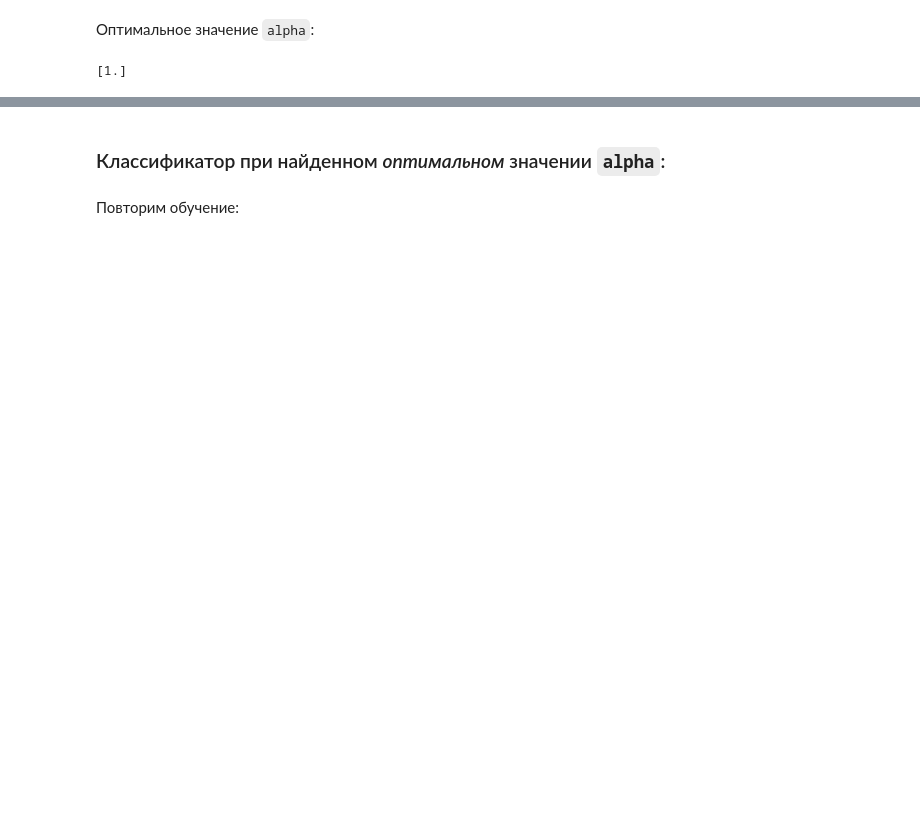
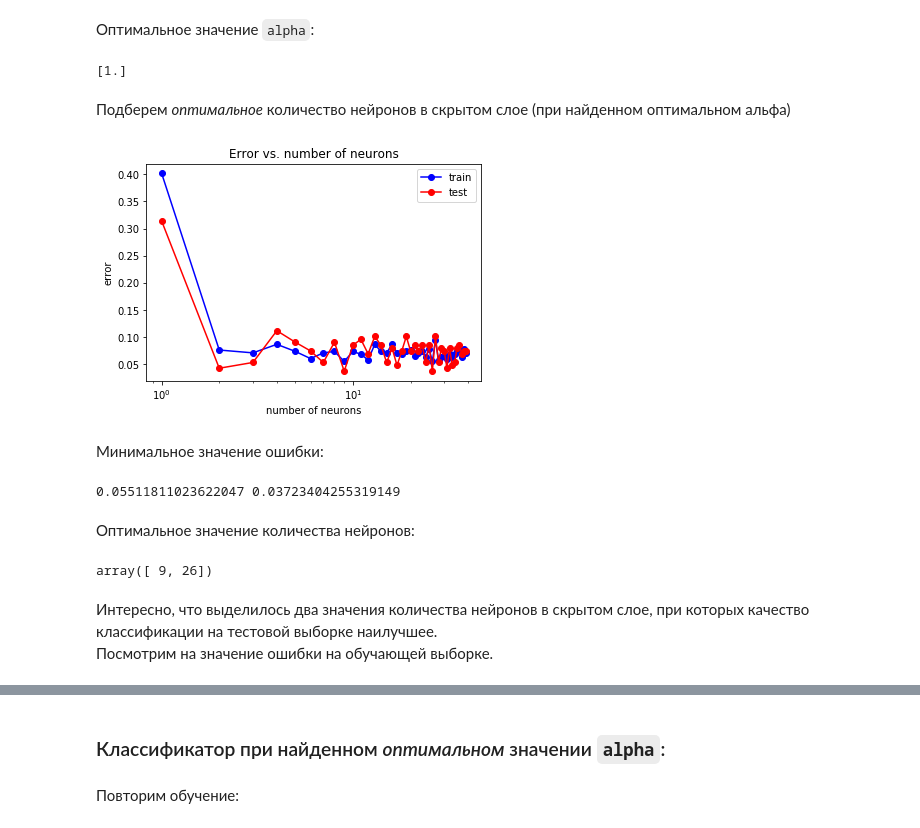
Before and after one commit to annyl/ML_course, a Jupyter notebook: Lab_1.ipynb, the cells around one changed output, grey strips where cells are left out. Saved outputs shown, nothing was run; the diff lists cells and outputs as text; code cells hidden in the pictures; blank space fills up the shorter version.

```diff
--- a/Lab_1.ipynb
+++ b/Lab_1.ipynb
@@ -671,3 +669,46 @@ print(alpha_opt)
 [1.]
 # %%
 alpha_opt = alpha_opt[0]
+# %% [markdown]
+Подберем _оптимальное_ количество нейронов в скрытом слое (при найденном оптимальном альфа)
+# %%
+neurons_arr = np.array(range(1, 40))
+test_err = []
+train_err = []
+for num_neurons in neurons_arr:
+    mlp_model = MLPClassifier(alpha = alpha_opt, hidden_layer_sizes = (num_neurons),
+                              solver = 'lbfgs', activation = 'logistic', random_state = 42)
+    mlp_model.fit(X_train, y_train)
+
+    y_train_pred = mlp_model.predict(X_train)
+    y_test_pred = mlp_model.predict(X_test)
+    train_err.append(np.mean(y_train != y_train_pred))
+    test_err.append(np.mean(y_test != y_test_pred))
+# %%
+plt.semilogx(neurons_arr, train_err, 'b-o', label = 'train')
+plt.semilogx(neurons_arr, test_err, 'r-o', label = 'test')
+plt.title('Error vs. number of neurons')
+plt.xlabel('number of neurons')
+plt.ylabel('error')
+plt.legend()
+pass
+# %% [output]
+[figure, added]
+# %% [markdown]
+Минимальное значение ошибки:
+# %%
+min_train_err = np.min(train_err)
+min_test_err = np.min(test_err)
+print(min_train_err, min_test_err)
+# %% [output]
+0.05511811023622047 0.03723404255319149
+# %% [markdown]
+Оптимальное значение количества нейронов:
+# %%
+num_neurons_opt = neurons_arr[test_err == min_test_err]
+num_neurons_opt
+# %% [output]
+array([ 9, 26])
+# %% [markdown]
+Интересно, что выделилось два значения количества нейронов в скрытом слое, при которых качество классификации на тестовой выборке наилучшее. <br>
+Посмотрим на значение ошибки на обучающей выборке.
```
Also changed, not shown: parts of 15 cells of this notebook.
